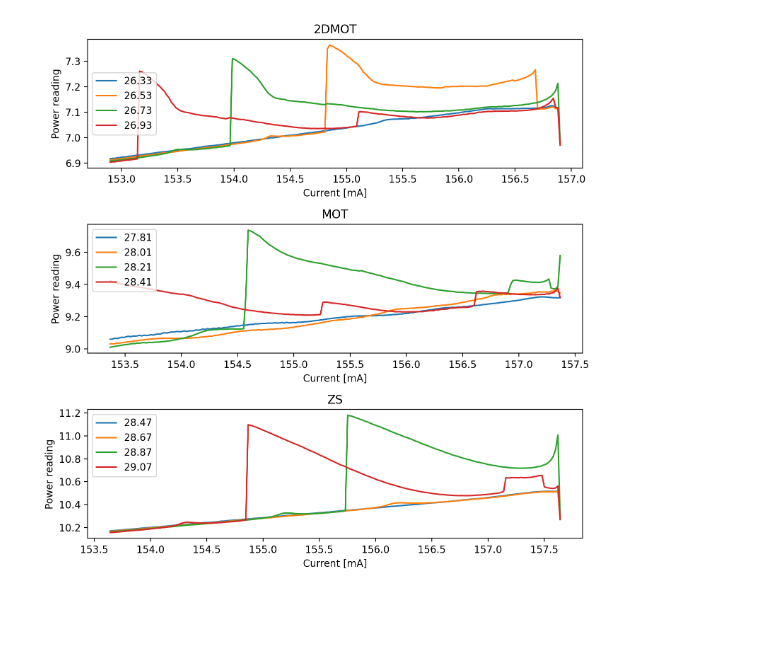
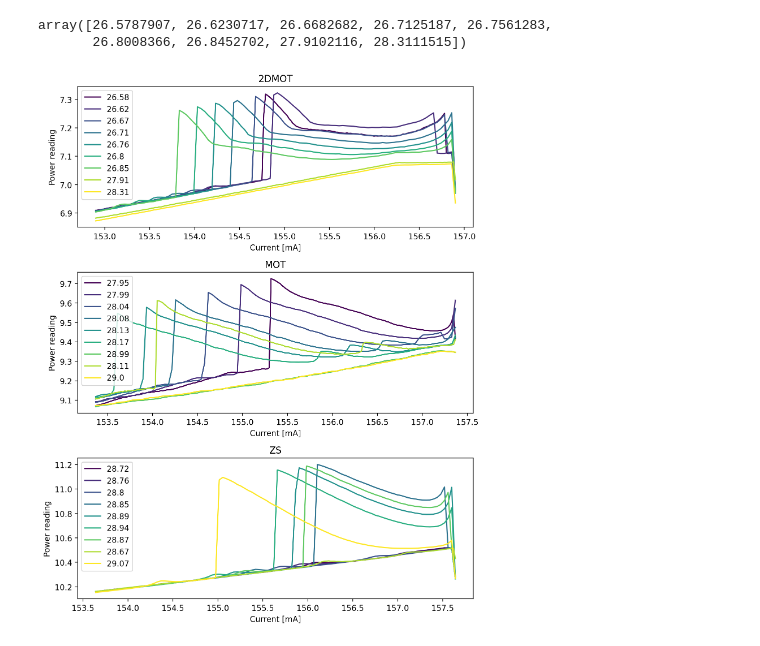
Before and after one commit to sronelab/pro8000_blues, a Jupyter notebook: T-I_measurement/data_analysis.ipynb, the cells around one changed output. Saved outputs shown, nothing was run; the diff lists cells and outputs as text; code cells hidden in the pictures; blank space fills up the shorter version.

```diff
--- a/T-I_measurement/data_analysis.ipynb
+++ b/T-I_measurement/data_analysis.ipynb
@@ -6,21 +7,31 @@ import numpy as np
 # %%
-fnames = glob.glob("data/*.json")
+fnames = glob.glob("data/20230903*.json")
 data = []
 for fname in fnames:
     with open(fname) as f:
         data.append(json.load(f))
+
+
+Tlist = np.array([d[0]["T_measured"] for d in data])
+Tsortindx = np.argsort(Tlist)
+# %%
+Tlist[Tsortindx]
+# %% [output]
+array([26.5787907, 26.6230717, 26.6682682, 26.7125187, 26.7561283,
+       26.8008366, 26.8452702, 27.9102116, 28.3111515])
 # %%
-fig , axes = plt.subplots(3, 1, dpi=200, figsize=(8, 8
-))
-for d in data:
+fig , axes = plt.subplots(3, 1, dpi=200, figsize=(8, 10))
+viridis = mpl.cm.viridis(np.linspace(0,1, num=len(data)))
+for jj in range(len(data)):
+    d = Tsortindx[jj]
     ii = 0
-    for channel in d:
+    for channel in data[d]:
         axes[ii].plot(channel["I_measured"], channel["P_measured"], label=
-                      np.round(channel["T_measured"], decimals=2))
+                      np.round(channel["T_measured"], decimals=2), color=viridis[jj])
         axes[ii].set_title(channel["name"])
         axes[ii].set(xlabel="Current [mA]", ylabel="Power reading")
         axes[ii].legend()
         ii += 1
 fig.tight_layout()
 # %% [output]
-[figure, old version]
+[figure, new version]
```
Also changed, not shown: parts of 1 cell of this notebook, 3 other files.
